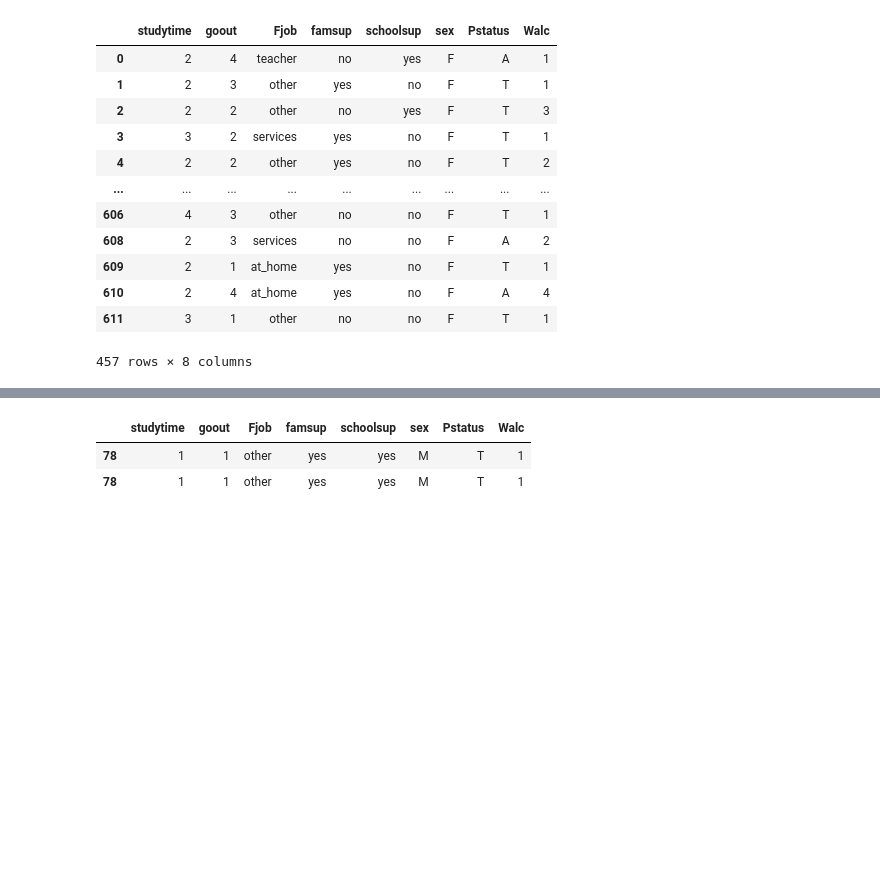
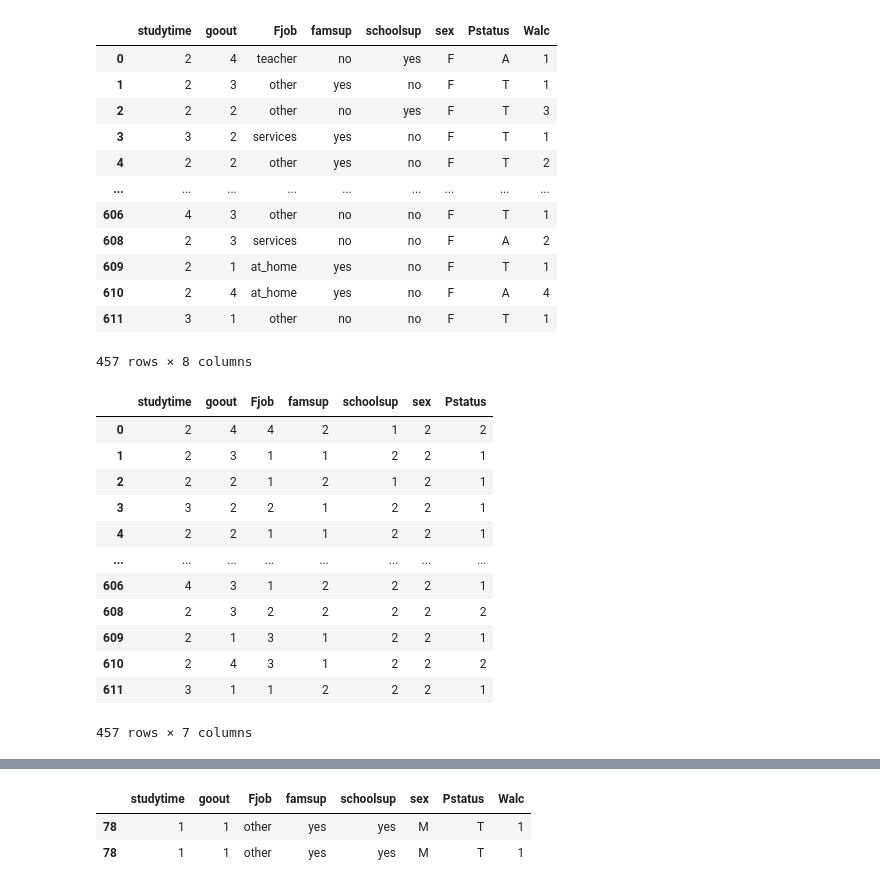
Before and after one commit to Ash-Stat/An-Si-Hyun, a Jupyter notebook: 텀프2탄.ipynb, the cells around one changed output, grey strips where cells are left out. Drawn from its saved outputs; the diff is of its cells as text; code cells hidden in the pictures; blank space fills up the shorter version.

```diff
--- a/텀프2탄.ipynb
+++ b/텀프2탄.ipynb
@@ -70,2 +84,19 @@ sample_data=sample_data.replace('A',2)
 sample_data=sample_data.drop_duplicates()
 sample_data.to_excel('./sampledata.xlsx')
+# %%
+sample_data_x=sample_data.drop(['Walc'],axis=1)
+sample_data_x
+# %% [output]
+|  | studytime | goout | Fjob | famsup | schoolsup | sex | Pstatus |
+| 0 | 2 | 4 | 4 | 2 | 1 | 2 | 2 |
+| 1 | 2 | 3 | 1 | 1 | 2 | 2 | 1 |
+| 2 | 2 | 2 | 1 | 2 | 1 | 2 | 1 |
+| 3 | 3 | 2 | 2 | 1 | 2 | 2 | 1 |
+| 4 | 2 | 2 | 1 | 1 | 2 | 2 | 1 |
+| ... | ... | ... | ... | ... | ... | ... | ... |
+| 606 | 4 | 3 | 1 | 2 | 2 | 2 | 1 |
+| 608 | 2 | 3 | 2 | 2 | 2 | 2 | 2 |
+| 609 | 2 | 1 | 3 | 1 | 2 | 2 | 1 |
+| 610 | 2 | 4 | 3 | 1 | 2 | 2 | 2 |
+| 611 | 3 | 1 | 1 | 2 | 2 | 2 | 1 |
+457 rows × 7 columns
```
Also changed, not shown: parts of 5 cells of this notebook.
